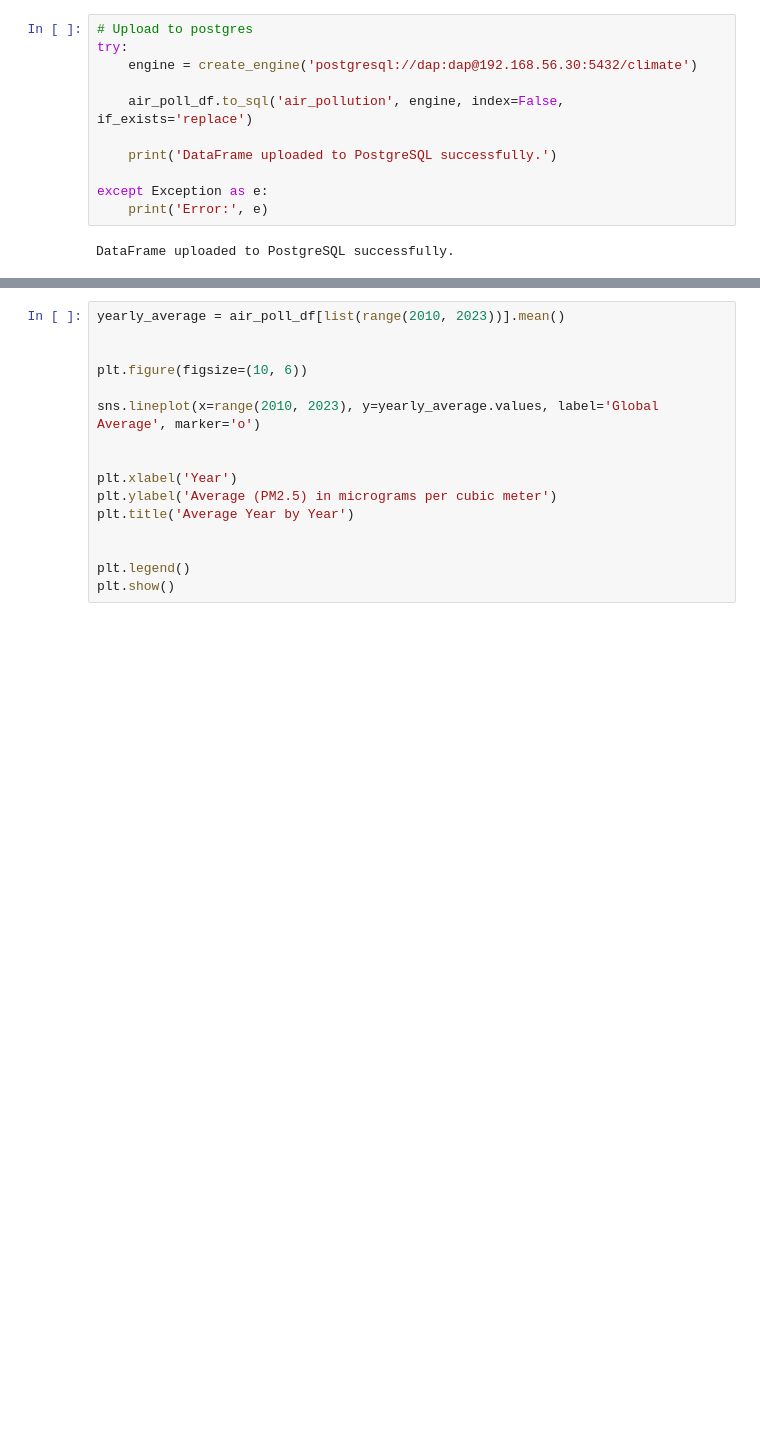
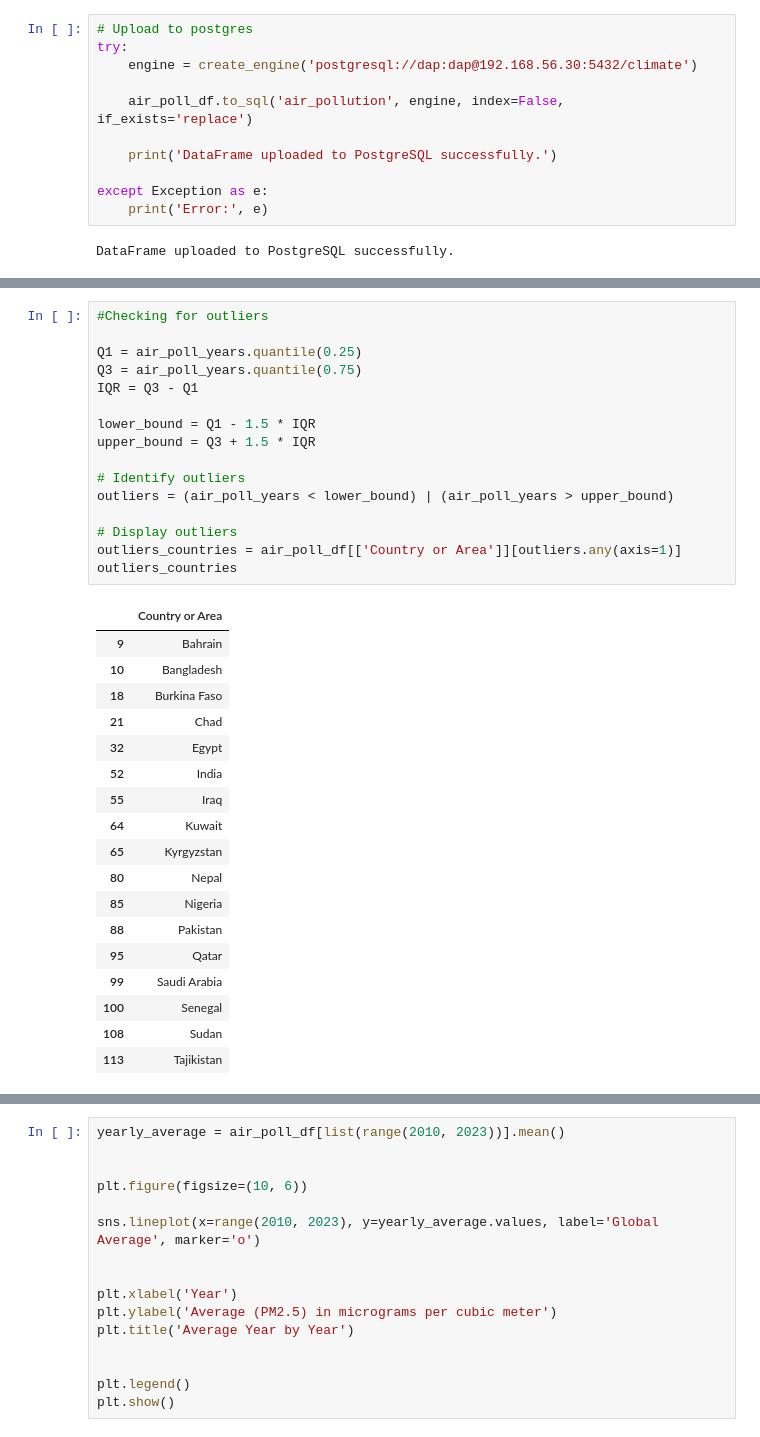
Before and after one commit to BrianRiera/CA_Database-Analytics, a Jupyter notebook: air_pollution..ipynb, the cells around one changed output, grey strips where cells are left out. Drawn from its saved outputs; the diff is of its cells as text; blank space fills up the shorter version.

```diff
--- a/air_pollution..ipynb
+++ b/air_pollution..ipynb
@@ -374,0 +386,35 @@ Index(['Country or Area',              2010,              2011,
+# %%
+#Checking for outliers
+
+Q1 = air_poll_years.quantile(0.25)
+Q3 = air_poll_years.quantile(0.75)
+IQR = Q3 - Q1
+
+lower_bound = Q1 - 1.5 * IQR
+upper_bound = Q3 + 1.5 * IQR
+
+# Identify outliers
+outliers = (air_poll_years < lower_bound) | (air_poll_years > upper_bound)
+
+# Display outliers
+outliers_countries = air_poll_df[['Country or Area']][outliers.any(axis=1)]
+outliers_countries
+# %% [output]
+|  | Country or Area |
+| 9 | Bahrain |
+| 10 | Bangladesh |
+| 18 | Burkina Faso |
+| 21 | Chad |
+| 32 | Egypt |
+| 52 | India |
+| 55 | Iraq |
+| 64 | Kuwait |
+| 65 | Kyrgyzstan |
+| 80 | Nepal |
+| 85 | Nigeria |
+| 88 | Pakistan |
+| 95 | Qatar |
+| 99 | Saudi Arabia |
+| 100 | Senegal |
+| 108 | Sudan |
+| 113 | Tajikistan |
```
Also changed, not shown: parts of 13 cells of this notebook.
